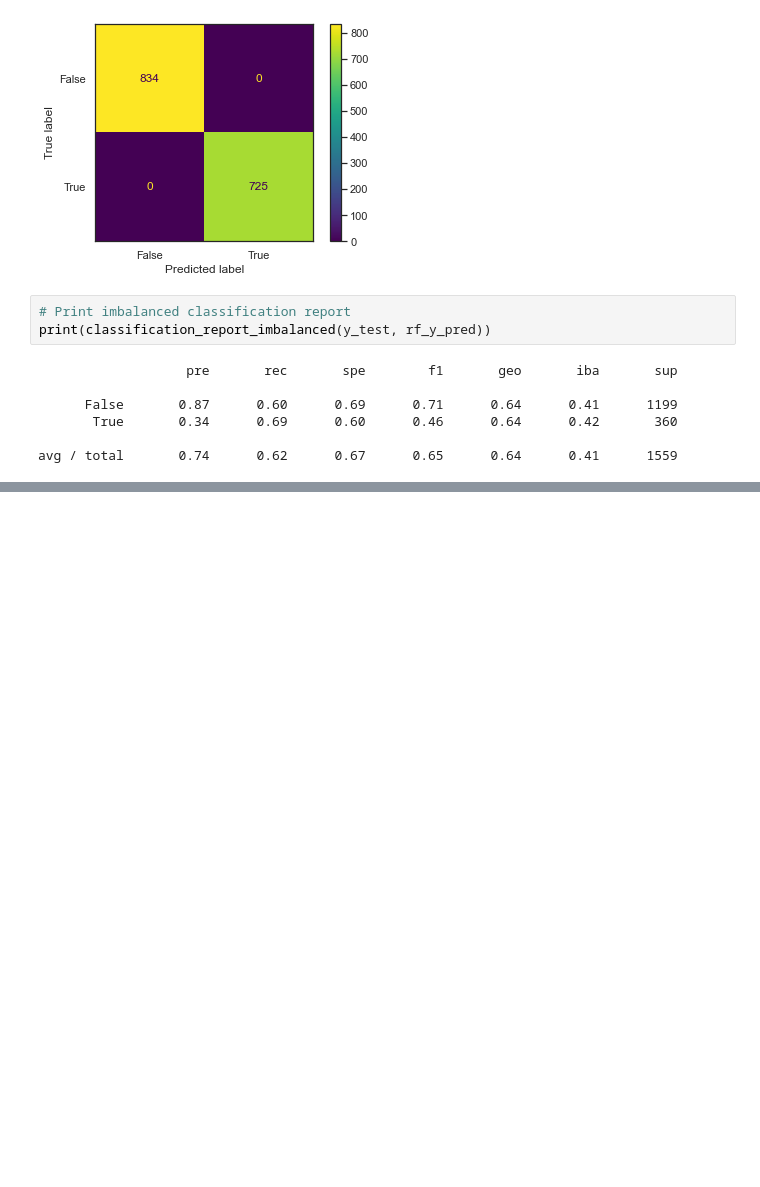
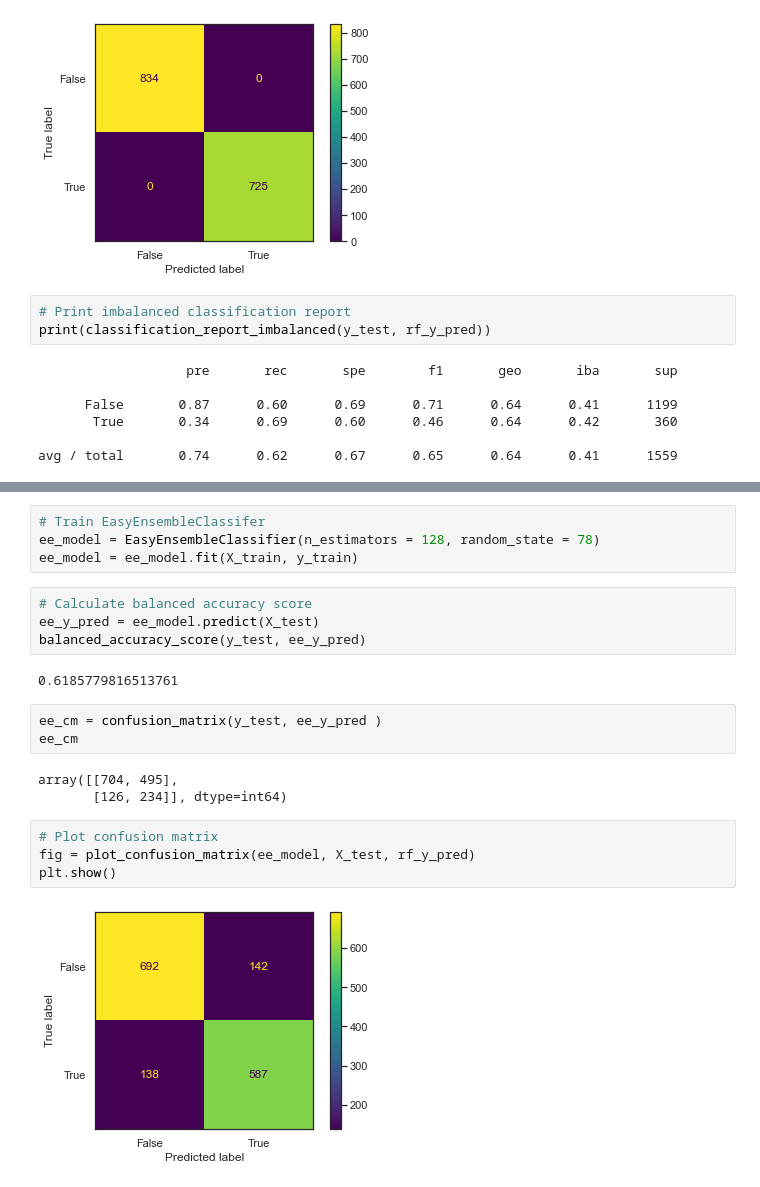
Before and after one commit to TamaraGR/Police_Violence_Analysis, a Jupyter notebook: New_ML_Model_Mockup.ipynb, the cells around one changed output, grey strips where cells are left out. Saved outputs shown, nothing was run; the diff lists cells and outputs as text; blank space fills up the shorter version.

Commit message:
added easy ensemble adaboost classifier model

```diff
--- a/New_ML_Model_Mockup.ipynb
+++ b/New_ML_Model_Mockup.ipynb
@@ -370,0 +399,22 @@ avg / total       0.74      0.62      0.67      0.65      0.64      0.41      15
+# %%
+# Train EasyEnsembleClassifer
+ee_model = EasyEnsembleClassifier(n_estimators = 128, random_state = 78)
+ee_model = ee_model.fit(X_train, y_train)
+# %%
+# Calculate balanced accuracy score
+ee_y_pred = ee_model.predict(X_test)
+balanced_accuracy_score(y_test, ee_y_pred)
+# %% [output]
+0.6185779816513761
+# %%
+ee_cm = confusion_matrix(y_test, ee_y_pred )
+ee_cm
+# %% [output]
+array([[704, 495],
+       [126, 234]], dtype=int64)
+# %%
+# Plot confusion matrix
+fig = plot_confusion_matrix(ee_model, X_test, rf_y_pred)
+plt.show()
+# %% [output]
+[figure, added]
```
Also changed, not shown: parts of 9 cells of this notebook, 3 other files.
